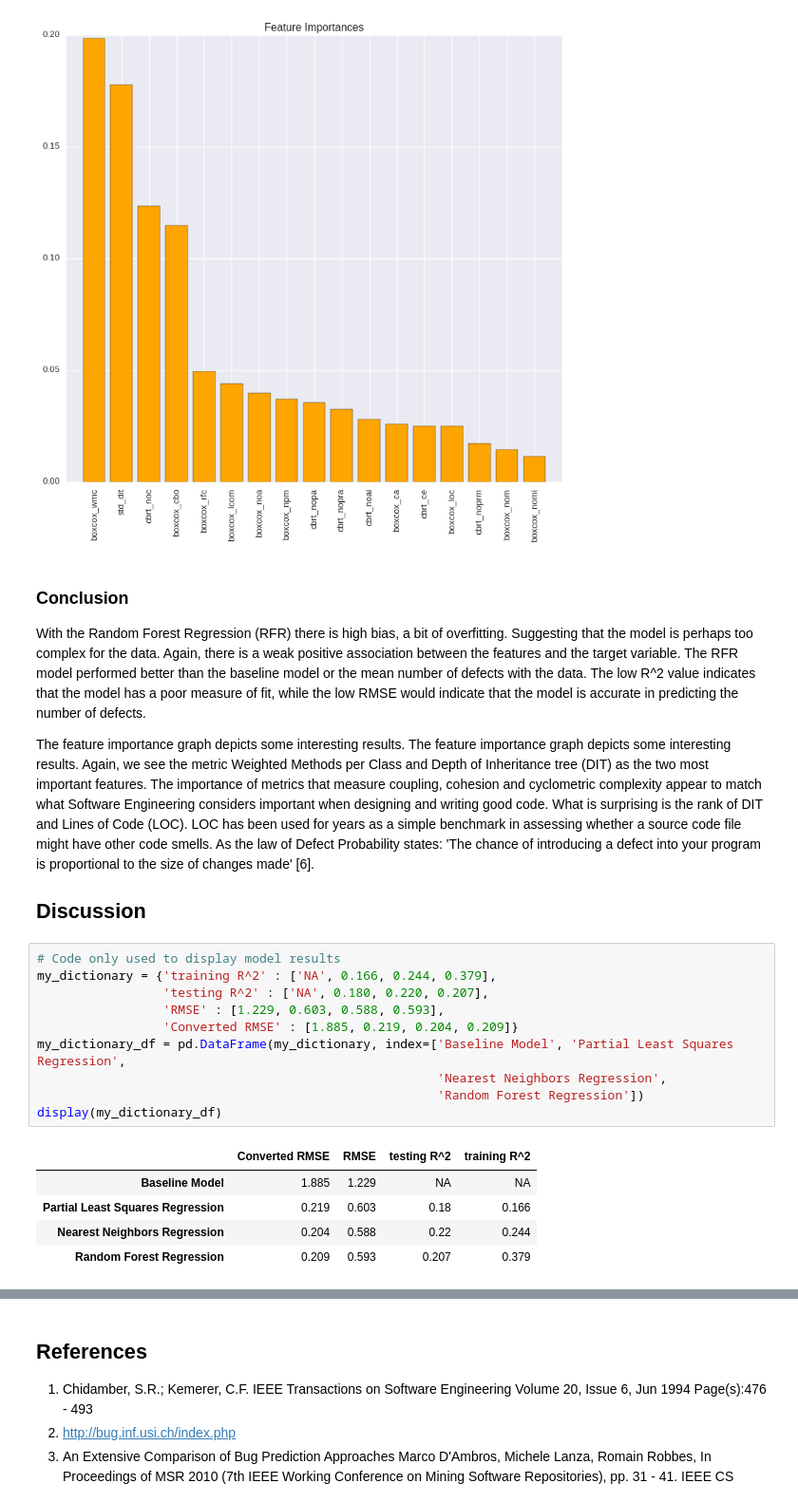
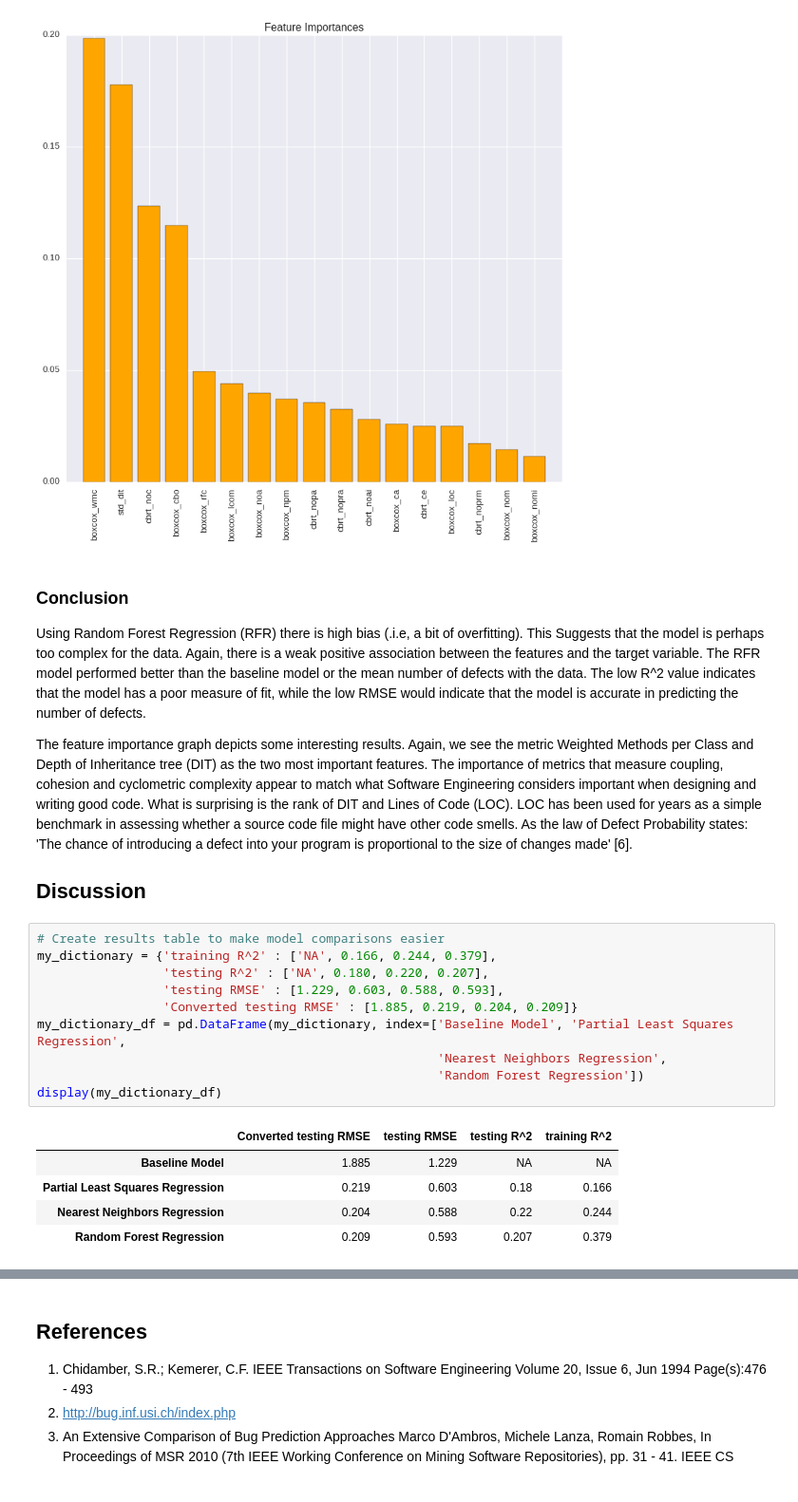
Before and after one commit to 315iah515/Thinkful-Notebooks, a Jupyter notebook: Bootcamp/Supervised/CapStone/SupervisedLearningCapStone.ipynb, the cells around one changed output, grey strips where cells are left out. Shown: that part at 95% size. Cells and saved outputs as stored; diff of their text form.

```diff
--- a/Bootcamp/Supervised/CapStone/SupervisedLearningCapStone.ipynb
+++ b/Bootcamp/Supervised/CapStone/SupervisedLearningCapStone.ipynb
@@ -489,23 +489,23 @@ plt.tight_layout()
 # %% [markdown]
 ### Conclusion
 
-With the Random Forest Regression (RFR) there is high bias, a bit of overfitting.  Suggesting that the model is perhaps too complex for the data. Again, there is a weak positive association between the features and the target variable.    The RFR model performed better than the baseline model or the mean number of defects with the data.  The low R^2 value indicates that the model has a poor measure of fit, while the low RMSE would indicate that the model is accurate in predicting the number of defects.
+Using Random Forest Regression (RFR) there is high bias (.i.e, a bit of overfitting).  This Suggests that the model is perhaps too complex for the data. Again, there is a weak positive association between the features and the target variable.    The RFR model performed better than the baseline model or the mean number of defects with the data.  The low R^2 value indicates that the model has a poor measure of fit, while the low RMSE would indicate that the model is accurate in predicting the number of defects.
 
-The feature importance graph depicts some interesting results. The feature importance graph depicts some interesting results. Again, we see the metric Weighted Methods per Class and Depth of Inheritance tree (DIT) as the two most important features.   The importance of metrics that measure coupling, cohesion and cyclometric complexity appear to match what Software Engineering considers important when designing and writing good code.  What is surprising is the rank of DIT and Lines of Code (LOC). LOC has been used for years as a simple benchmark in assessing whether a source code file might have other code smells. As the law of Defect Probability states: 'The chance of introducing a defect into your program is proportional to the size of changes made' [6].
+The feature importance graph depicts some interesting results. Again, we see the metric Weighted Methods per Class and Depth of Inheritance tree (DIT) as the two most important features.   The importance of metrics that measure coupling, cohesion and cyclometric complexity appear to match what Software Engineering considers important when designing and writing good code.  What is surprising is the rank of DIT and Lines of Code (LOC). LOC has been used for years as a simple benchmark in assessing whether a source code file might have other code smells. As the law of Defect Probability states: 'The chance of introducing a defect into your program is proportional to the size of changes made' [6].
 
 ## Discussion
 # %%
-# Code only used to display model results
+# Create results table to make model comparisons easier
 my_dictionary = {'training R^2' : ['NA', 0.166, 0.244, 0.379],
                  'testing R^2' : ['NA', 0.180, 0.220, 0.207],
-                 'RMSE' : [1.229, 0.603, 0.588, 0.593],
-                 'Converted RMSE' : [1.885, 0.219, 0.204, 0.209]}
+                 'testing RMSE' : [1.229, 0.603, 0.588, 0.593],
+                 'Converted testing RMSE' : [1.885, 0.219, 0.204, 0.209]}
 my_dictionary_df = pd.DataFrame(my_dictionary, index=['Baseline Model', 'Partial Least Squares Regression',
                                                       'Nearest Neighbors Regression',
                                                       'Random Forest Regression'])
 display(my_dictionary_df)
 # %% [output]
-|  | Converted RMSE | RMSE | testing R^2 | training R^2 |
+|  | Converted testing RMSE | testing RMSE | testing R^2 | training R^2 |
 | Baseline Model | 1.885 | 1.229 | NA | NA |
 | Partial Least Squares Regression | 0.219 | 0.603 | 0.18 | 0.166 |
 | Nearest Neighbors Regression | 0.204 | 0.588 | 0.22 | 0.244 |
```
Also changed, not shown: parts of 9 cells of this notebook.
